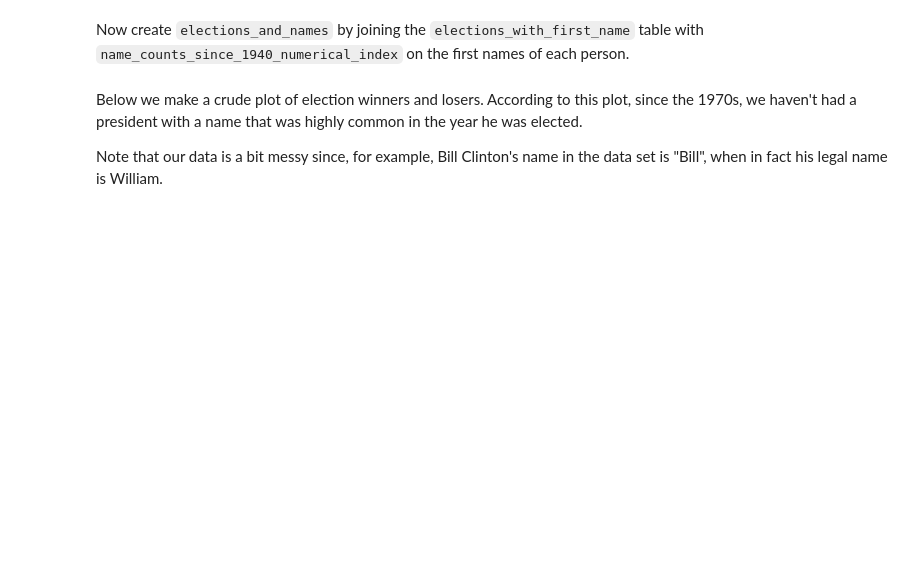
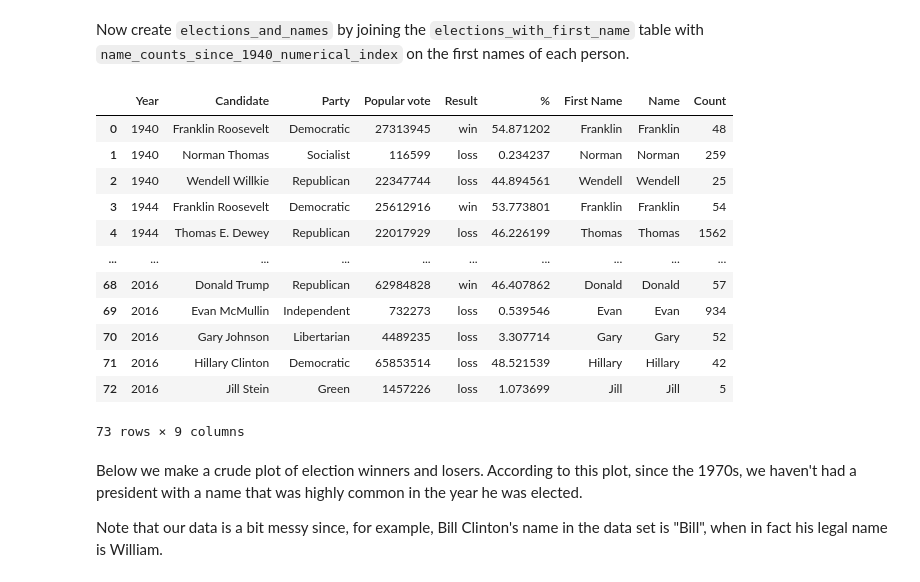
Before and after one commit to DS-100/sp22, a Jupyter notebook: disc/disc03/disc03-pandas-student-blank.ipynb, the cells around one changed output. Saved outputs shown, nothing was run; the diff lists cells and outputs as text; code cells hidden in the pictures; blank space fills up the shorter version.

```diff
--- a/disc/disc03/disc03-pandas-student-blank.ipynb
+++ b/disc/disc03/disc03-pandas-student-blank.ipynb
@@ -222,0 +299,4 @@ elections_with_first_name = ...
+# %%
+elections_with_first_name = elections.copy()
+elections_with_first_name["First Name"] = elections_with_first_name["Candidate"].str.split(" ").str[0]
+elections_with_first_name
@@ -227,3 +319,21 @@ elections_and_names = ...
+# %%
+elections_and_names = elections_with_first_name.merge(name_counts_since_1940_numerical_index, how="inner",
+                                                      left_on=["First Name", "Year"], right_on=["Name", "Year"])
+elections_and_names
+# %% [output]
+|  | Year | Candidate | Party | Popular vote | Result | % | First Name | Name | Count |
+| 0 | 1940 | Franklin Roosevelt | Democratic | 27313945 | win | 54.871202 | Franklin | Franklin | 48 |
+| 1 | 1940 | Norman Thomas | Socialist | 116599 | loss | 0.234237 | Norman | Norman | 259 |
+| 2 | 1940 | Wendell Willkie | Republican | 22347744 | loss | 44.894561 | Wendell | Wendell | 25 |
+| 3 | 1944 | Franklin Roosevelt | Democratic | 25612916 | win | 53.773801 | Franklin | Franklin | 54 |
+| 4 | 1944 | Thomas E. Dewey | Republican | 22017929 | loss | 46.226199 | Thomas | Thomas | 1562 |
+| ... | ... | ... | ... | ... | ... | ... | ... | ... | ... |
+| 68 | 2016 | Donald Trump | Republican | 62984828 | win | 46.407862 | Donald | Donald | 57 |
+| 69 | 2016 | Evan McMullin | Independent | 732273 | loss | 0.539546 | Evan | Evan | 934 |
+| 70 | 2016 | Gary Johnson | Libertarian | 4489235 | loss | 3.307714 | Gary | Gary | 52 |
+| 71 | 2016 | Hillary Clinton | Democratic | 65853514 | loss | 48.521539 | Hillary | Hillary | 42 |
+| 72 | 2016 | Jill Stein | Green | 1457226 | loss | 1.073699 | Jill | Jill | 5 |
+73 rows × 9 columns
 # %% [markdown]
 Below we make a crude plot of election winners and losers. According to this plot, since the 1970s, we haven't had a president with a name that was highly common in the year he was elected.
 
```
Also changed, not shown: parts of 14 cells of this notebook, 1 other file.
